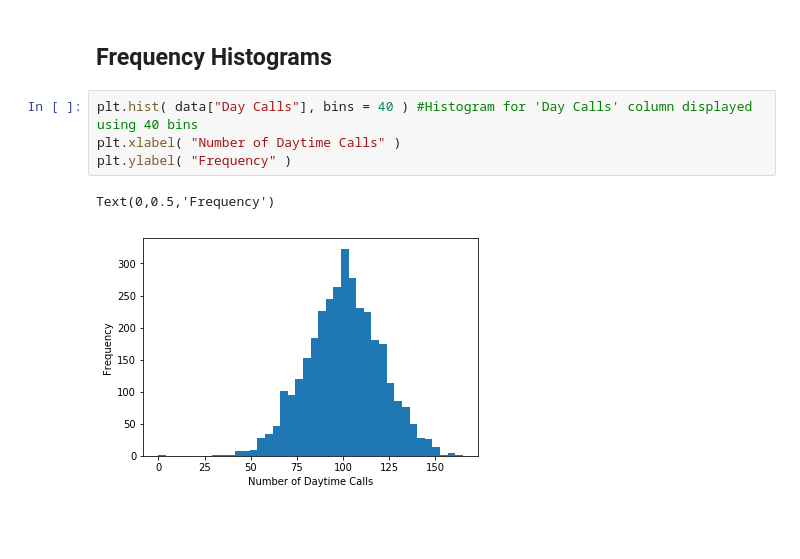
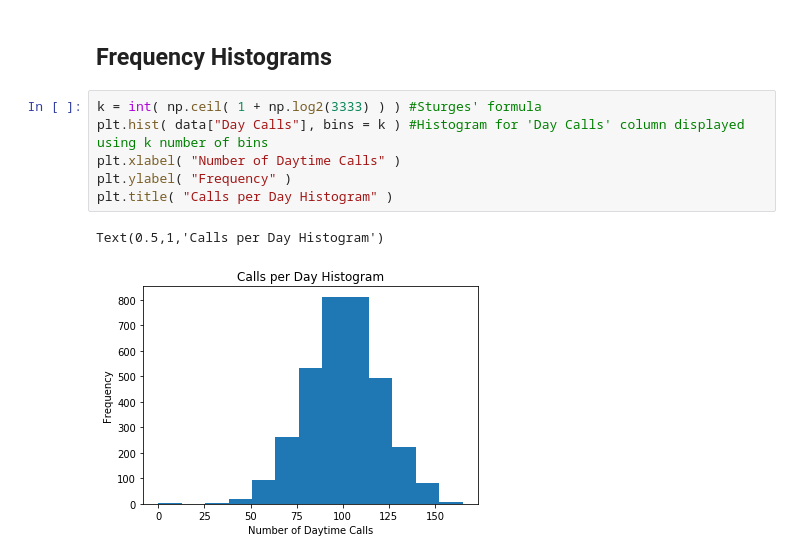
Before and after one commit to jasalazar/machine_learning_1, a Jupyter notebook: notebooks/Example_3 - plots.ipynb, the cells around one changed output. Drawn from its saved outputs; the diff is of its cells as text; blank space fills up the shorter version.

```diff
--- a/notebooks/Example_3 - plots.ipynb
+++ b/notebooks/Example_3 - plots.ipynb
@@ -43,9 +44,11 @@ data.plot( kind="scatter", x="Night Calls", y="Night Charge", ax=axs[1][1] )
 # %% [markdown]
 ## Frequency Histograms
 # %%
-plt.hist( data["Day Calls"], bins = 40 ) #Histogram for 'Day Calls' column displayed using 40 bins
+k = int( np.ceil( 1 + np.log2(3333) ) ) #Sturges' formula
+plt.hist( data["Day Calls"], bins = k ) #Histogram for 'Day Calls' column displayed using k number of bins
 plt.xlabel( "Number of Daytime Calls" )
 plt.ylabel( "Frequency" )
+plt.title( "Calls per Day Histogram" )
 # %% [output]
-Text(0,0.5,'Frequency')
+Text(0.5,1,'Calls per Day Histogram')
-[figure, old version]
+[figure, new version]
```
Also changed, not shown: parts of 6 cells of this notebook.
